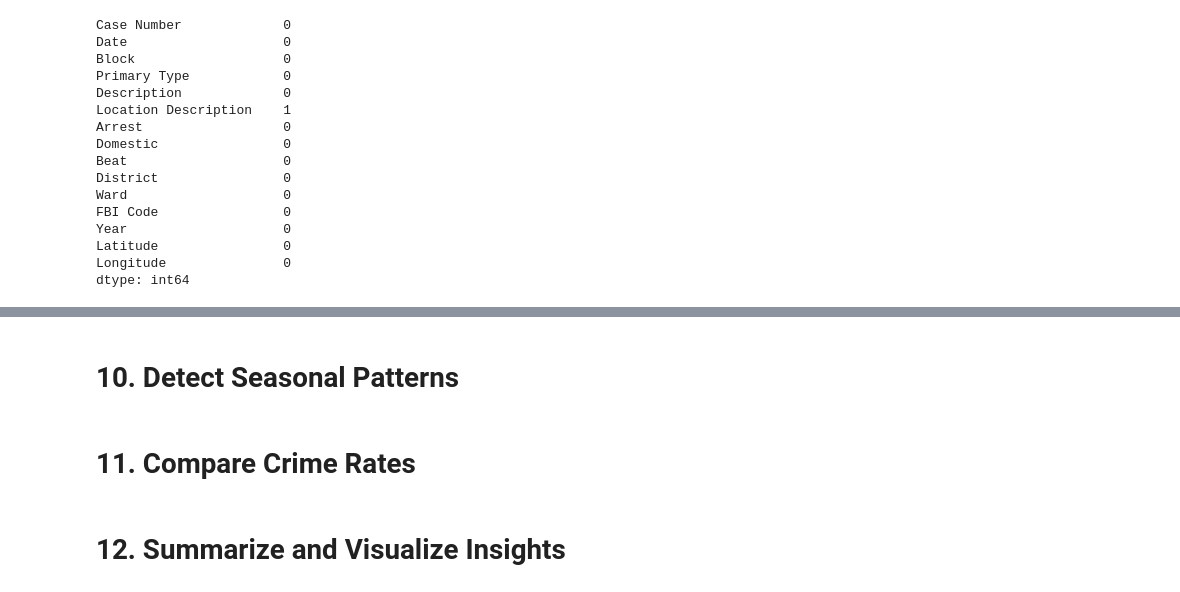
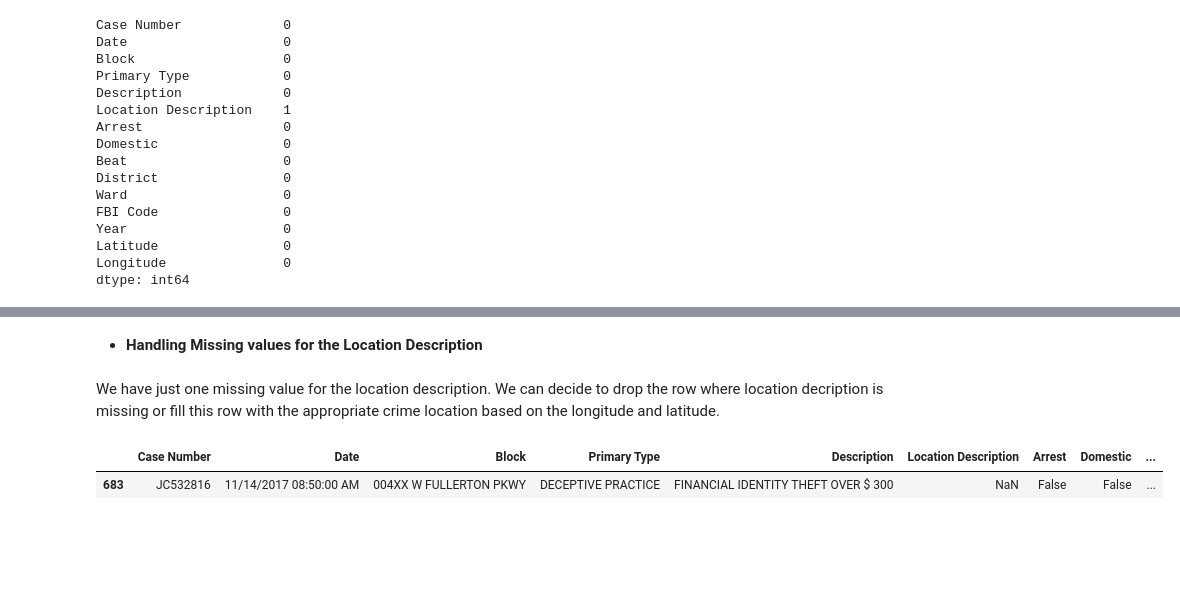
Before and after one commit to GbengaAbraham/AltSchoolAfrica-Circle-24-Collaboration, a Jupyter notebook: EDA on chicago crime data.ipynb, the cells around one changed output, grey strips where cells are left out. Saved outputs shown, nothing was run; the diff lists cells and outputs as text; code cells hidden in the pictures; blank space fills up the shorter version.

```diff
--- a/EDA on chicago crime data.ipynb
+++ b/EDA on chicago crime data.ipynb
@@ -330,6 +295,10 @@ For the location description,
-# %% [markdown]
-# 10. Detect Seasonal Patterns
-# %% [markdown]
-# 11. Compare Crime Rates
-# %% [markdown]
-# 12. Summarize and Visualize Insights
+# %% [markdown]
+- __Handling Missing values for the Location Description__
+# %% [markdown]
+We have just one missing value for the location description. We can decide to drop the row where location decription is missing or fill this row with the appropriate crime location based on the longitude and latitude.
+# %%
+#determining the row index for the missing location description
+chicago_crime_df[chicago_crime_df['Location Description'].isnull()]
+# %% [output]
+|  | Case Number | Date | Block | Primary Type | Description | Location Description | Arrest | Domestic | ... |
+| 683 | JC532816 | 11/14/2017 08:50:00 AM | 004XX W FULLERTON PKWY | DECEPTIVE PRACTICE | FINANCIAL IDENTITY THEFT OVER $ 300 | NaN | False | False | ... |
```
Also changed, not shown: parts of 40 cells of this notebook.
